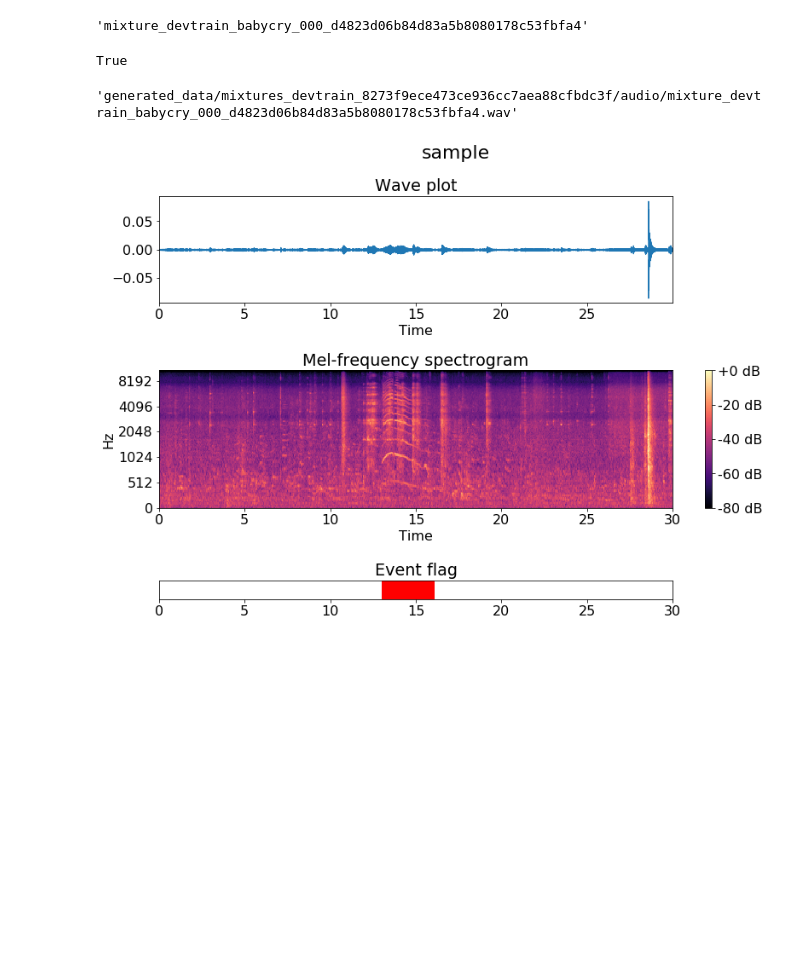
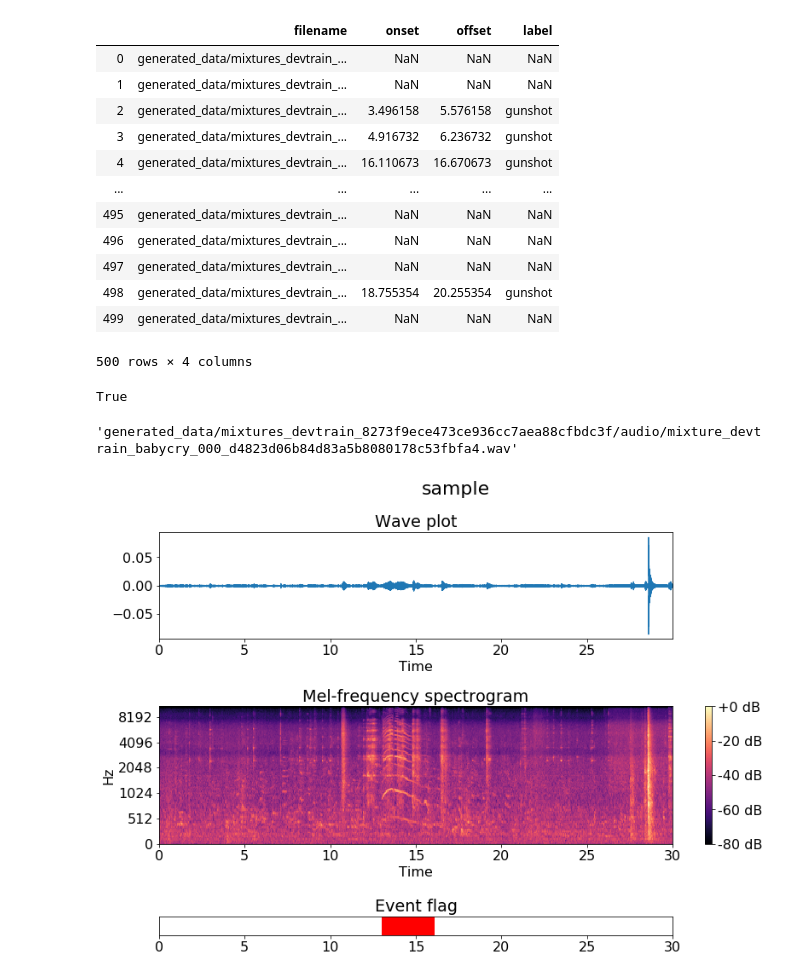
Before and after one commit to ufield/dcase2017work, a Jupyter notebook: main/jupyter/wavmel_plot.ipynb, the cells around one changed output. Saved outputs shown, nothing was run; the diff lists cells and outputs as text; code cells hidden in the pictures; blank space fills up the shorter version.

```diff
--- a/codes/jupyter/wavmel_plot.ipynb
+++ b/main/jupyter/wavmel_plot.ipynb
@@ -56,4 +56,23 @@ def make_event_plot(a, sr, mel_dB, flag_start, flag_end, fig_title='sample', sav
         plt.show()
 
     plt.close(fig)
+# %%
+col_names = ['filename', 'onset', 'offset', 'label']
+df_gs = pd.read_csv(meta_gunshot, sep='\t', header=None, names=col_names)
+
+df_gs
+# %% [output]
+|  | filename | onset | offset | label |
+| 0 | generated_data/mixtures_devtrain_... | NaN | NaN | NaN |
+| 1 | generated_data/mixtures_devtrain_... | NaN | NaN | NaN |
+| 2 | generated_data/mixtures_devtrain_... | 3.496158 | 5.576158 | gunshot |
+| 3 | generated_data/mixtures_devtrain_... | 4.916732 | 6.236732 | gunshot |
+| 4 | generated_data/mixtures_devtrain_... | 16.110673 | 16.670673 | gunshot |
+| ... | ... | ... | ... | ... |
+| 495 | generated_data/mixtures_devtrain_... | NaN | NaN | NaN |
+| 496 | generated_data/mixtures_devtrain_... | NaN | NaN | NaN |
+| 497 | generated_data/mixtures_devtrain_... | NaN | NaN | NaN |
+| 498 | generated_data/mixtures_devtrain_... | 18.755354 | 20.255354 | gunshot |
+| 499 | generated_data/mixtures_devtrain_... | NaN | NaN | NaN |
+500 rows × 4 columns
 # %%
@@ -68,17 +92,19 @@ meta_glassbreak = base_dir + 'generated_data/mixtures_devtrain_8273f9ece473ce936
 # %%
-df_bc = pd.read_csv(meta_babycry, sep='\t', header=None)
-df_gs = pd.read_csv(meta_gunshot, sep='\t', header=None)
-df_gb = pd.read_csv(meta_glassbreak, sep='\t', header=None)
+col_names = ['filename', 'onset', 'offset', 'label']
+df_bc = pd.read_csv(meta_babycry, sep='\t', header=None, names=col_names)
+df_gs = pd.read_csv(meta_gunshot, sep='\t', header=None, names=col_names)
+df_gb = pd.read_csv(meta_glassbreak, sep='\t', header=None, names=col_names)
+# df_bc = pd.read_csv(meta_babycry, sep='\t', names=col_names)
+# df_gs = pd.read_csv(meta_gunshot, sep='\t', names=col_names)
+# df_gb = pd.read_csv(meta_glassbreak, sep='\t', names=col_names)
 
-# dfs = {'babycry': df_bc, 'gunshot': df_gs, 'glassbreak': df_gb}
-dfs = {'glassbreak': df_gb}
+dfs = {'babycry': df_bc, 'gunshot': df_gs, 'glassbreak': df_gb}
+# dfs = {'glassbreak': df_gb}
 
 # for index, row in df_bc.iterrows():
 #     print(index)
 #     print(row[0], row[1], row[2])
-os.path.split(df_bc[0][0])[1].split('.')[0]
+# os.path.split(df_bc[0][0])[1].split('.')[0]
-# %% [output]
-'mixture_devtrain_babycry_000_d4823d06b84d83a5b8080178c53fbfa4'
 # %%
 # make_plots
 
```
Also changed, not shown: parts of 3 cells of this notebook, 31 other files.
